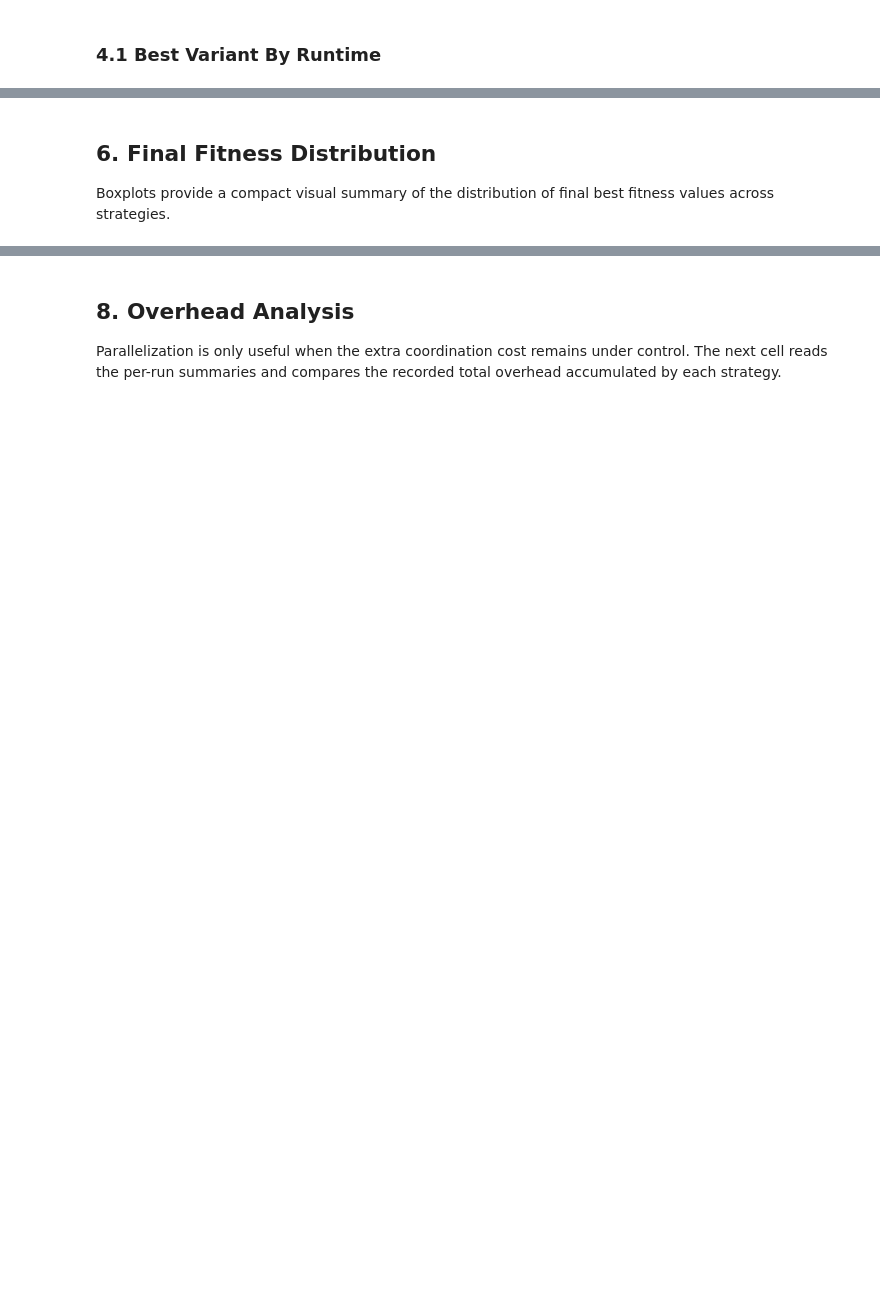
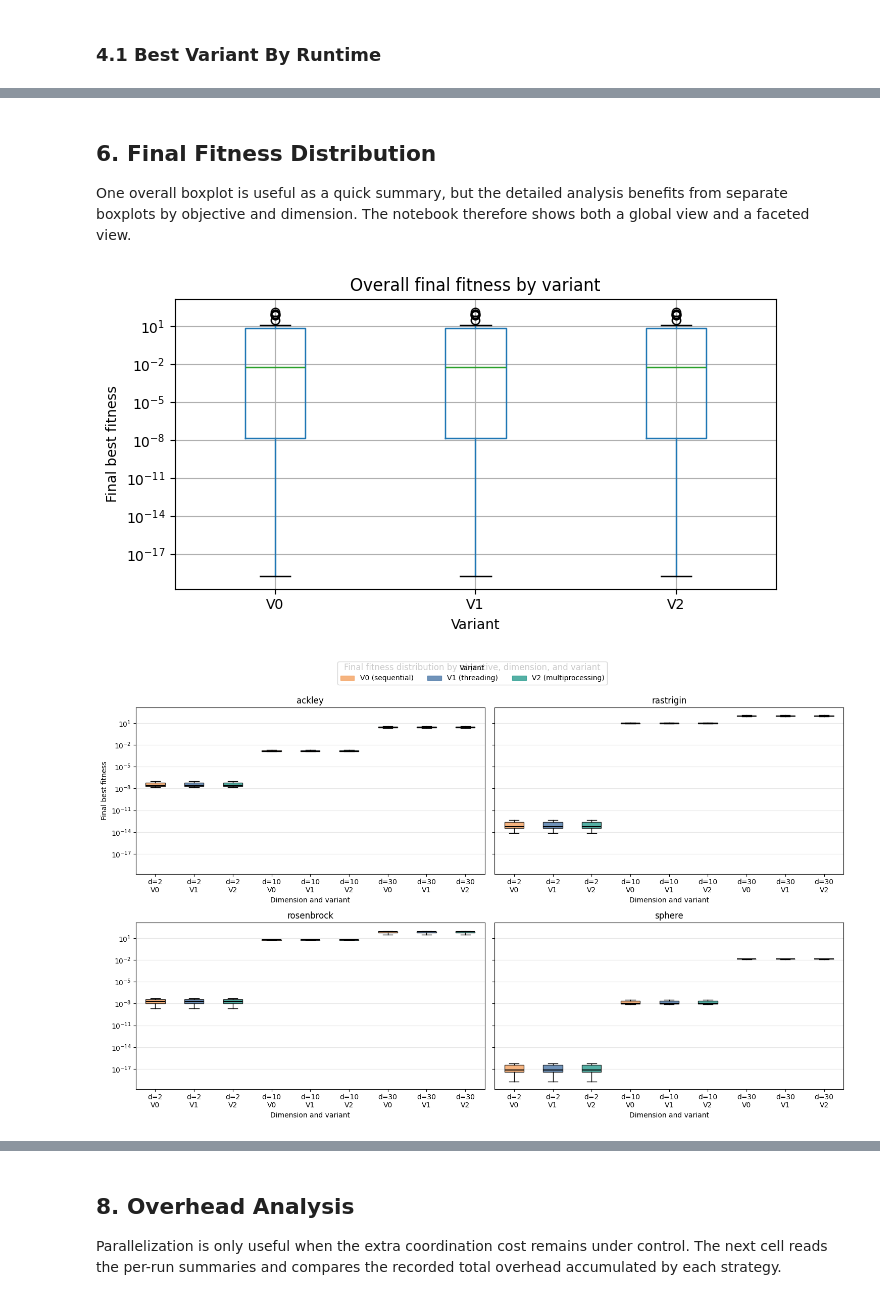
Before and after one commit to Lscotti-uni/PSO-python, a Jupyter notebook: notebooks/final_report.ipynb, the cells around one changed output, grey strips where cells are left out. Saved outputs shown, nothing was run; the diff lists cells and outputs as text; code cells hidden in the pictures; blank space fills up the shorter version.

```diff
--- a/notebooks/final_report.ipynb
+++ b/notebooks/final_report.ipynb
@@ -201,21 +320,70 @@ else:
 # %% [markdown]
 ## 6. Final Fitness Distribution
 
-Boxplots provide a compact visual summary of the distribution of final best
-fitness values across strategies.
+One overall boxplot is useful as a quick summary, but the detailed analysis
+benefits from separate boxplots by objective and dimension. The notebook
+therefore shows both a global view and a faceted view.
 # %%
 if not benchmark_runs.empty:
     fig, ax = plt.subplots(figsize=(7, 4))
     benchmark_runs.boxplot(column='best_value', by='variant', ax=ax)
     ax.set_yscale('log')
-    ax.set_title('Final fitness by variant')
+    ax.set_title('Overall final fitness by variant')
     ax.set_xlabel('Variant')
     ax.set_ylabel('Final best fitness')
     plt.suptitle('')
     plt.tight_layout()
     plt.show()
+
+    objective_order = sorted(benchmark_runs['objective'].unique())
+    dimension_order = sorted(benchmark_runs['dimensions'].unique())
+    fig, axes = plt.subplots(2, 2, figsize=(15, 9), sharey=True)
+    axes = axes.ravel()
+
+    for ax, objective in zip(axes, objective_order):
+        box_data = []
+        labels = []
+        colors = []
+        for dimension in dimension_order:
+            for variant in variants:
+                values = benchmark_runs[
+                    (benchmark_runs['objective'] == objective)
+                    & (benchmark_runs['dimensions'] == dimension)
+                    & (benchmark_runs['variant'] == variant)
+                ]['best_value'].to_numpy()
+                if len(values) == 0:
+                    continue
+                box_data.append(values)
+                labels.append(f'd={dimension}\n{variant}')
+                colors.append(variant_colors[variant])
+
+        boxplot = ax.boxplot(box_data, patch_artist=True, labels=labels, showfliers=True)
+        for patch, color in zip(boxplot['boxes'], colors):
+            patch.set_facecolor(color)
+            patch.set_alpha(0.8)
+        for median in boxplot['medians']:
+            median.set_color('black')
+            median.set_linewidth(1.5)
+
+        ax.set_yscale('log')
+        ax.set_title(objective)
+        ax.set_xlabel('Dimension and variant')
+        ax.grid(axis='y', alpha=0.3)
+
+    legend_handles = [
+        Patch(facecolor=variant_colors[variant], edgecolor=variant_colors[variant], alpha=0.8, label=f'{variant} ({variant_labels[variant]})')
+        for variant in variants
+    ]
+    axes[0].set_ylabel('Final best fitness')
+    fig.suptitle('Final fitness distribution by objective, dimension, and variant', y=1.02)
+    fig.legend(handles=legend_handles, loc='upper center', ncol=len(variants), title='Variant')
+    plt.tight_layout()
+    plt.show()
 else:
     print('No benchmark run data is available yet.')
+# %% [output]
+[figure, added]
+[figure, added]
 # %% [markdown]
 ## 7. Runtime, Speedup, And Efficiency
 
```
Also changed, not shown: parts of 12 cells of this notebook.
